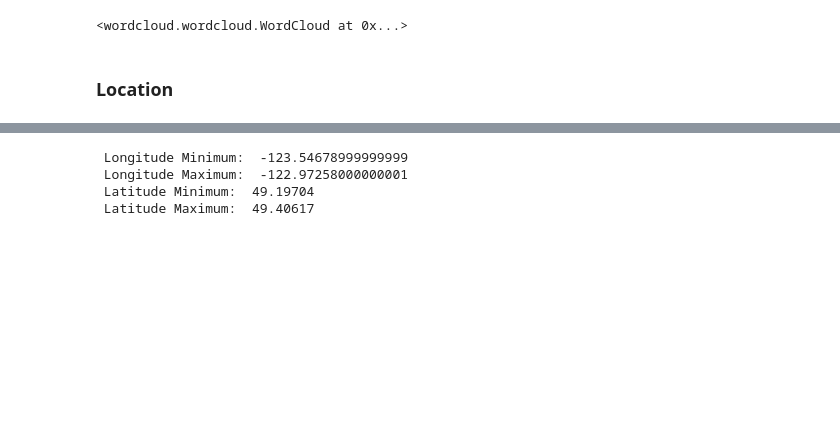
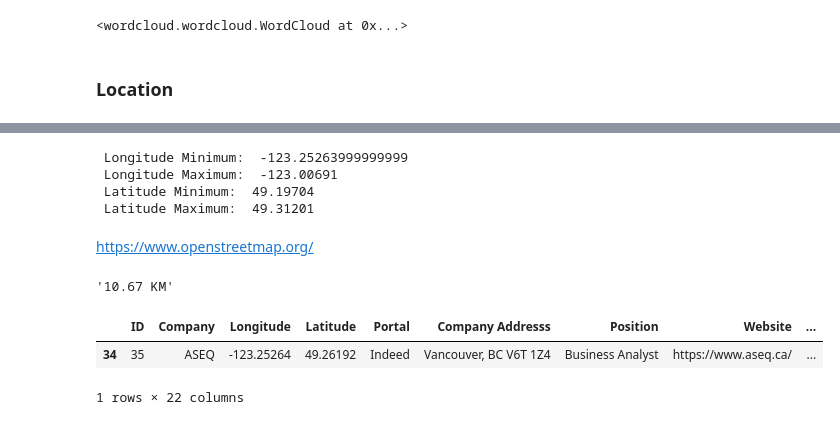
Before and after one commit to amitverma1305/Projects, a Jupyter notebook: Job Hunt/Job Hunt.ipynb, the cells around one changed output, grey strips where cells are left out. Saved outputs shown, nothing was run; the diff lists cells and outputs as text; code cells hidden in the pictures; blank space fills up the shorter version.

```diff
--- a/Job Hunt/Job Hunt.ipynb
+++ b/Job Hunt/Job Hunt.ipynb
@@ -129,11 +134,13 @@ Index(['Company', 'Longitude', 'Latitude', 'Company Addresss', 'Position',
 # %%
-map_df=df[(df["Longitude"]<-90.0) &  (df["Latitude"]>49.0)]
+#Calculating the max and min Latitude/ Longitude
 BBox = (map_df.Longitude.min(),   map_df.Longitude.max(),map_df.Latitude.min(), map_df.Latitude.max())
 print(" Longitude Minimum: ",map_df.Longitude.min(),"\n","Longitude Maximum: ",map_df.Longitude.max(),"\n",
       "Latitude Minimum: ",map_df.Latitude.min(),"\n", "Latitude Maximum: ",map_df.Latitude.max())
 # %% [output]
- Longitude Minimum:  -123.54678999999999
- Longitude Maximum:  -122.97258000000001
+ Longitude Minimum:  -123.25263999999999
+ Longitude Maximum:  -123.00691
  Latitude Minimum:  49.19704
- Latitude Maximum:  49.40617
+ Latitude Maximum:  49.31201
+# %% [markdown]
+https://www.openstreetmap.org/
 # %%
@@ -140,3 +148,47 @@ print(" Longitude Minimum: ",map_df.Longitude.min(),"\n","Longitude Maximum: ",m
 van_m = plt.imread('C:/Users/Owner/Downloads/College/Practice/Job Hunt/map.png')
+# %%
+# Find out the maximum latitude and longitude and Id of a job location which farthest from home.
+dis=[]
+max_dis=0
+loc_Id=0
+
+max_lat=0
+max_lon=0
+
+for ID,lat,lon in zip(map_df.ID, map_df.Latitude, map_df.Longitude):
+    # approximate radius of earth in km
+    R = 6373.0
+
+    lat1 = radians(49.235000)
+    lon1 = radians(-123.111610)
+
+    lat2 = radians(lat)
+    lon2 = radians(lon)
+
+    dlon = lon2 - lon1
+    dlat = lat2 - lat1
+
+    a = sin(dlat / 2)**2 + cos(lat1) * cos(lat2) * sin(dlon / 2)**2
+    c = 2 * atan2(sqrt(a), sqrt(1 - a))
+
+    distance = R * c
+    if distance>max_dis:
+        max_dis=distance
+        loc_Id=ID
+        max_lat=lat
+        max_lon=lon
+    dis.append(round(distance,2))
+
+max_dis=str(max(dis))+' KM'
+# %%
+max_dis
+# %% [output]
+'10.67 KM'
+# %%
+map_df[map_df['ID']==loc_Id]
+# %% [output]
+|  | ID | Company | Longitude | Latitude | Portal | Company Addresss | Position | Website | ... |
+| 34 | 35 | ASEQ | -123.25264 | 49.26192 | Indeed | Vancouver, BC V6T 1Z4 | Business Analyst | https://www.aseq.ca/ | ... |
+1 rows × 22 columns
 # %%
 fig, ax = plt.subplots(figsize = (20,10))
```
Also changed, not shown: parts of 11 cells of this notebook, 3 other files.
